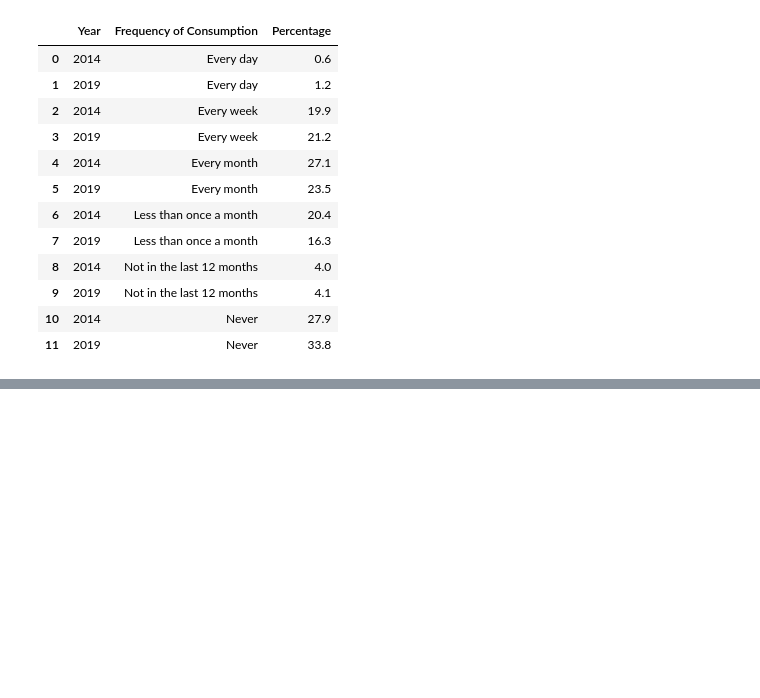
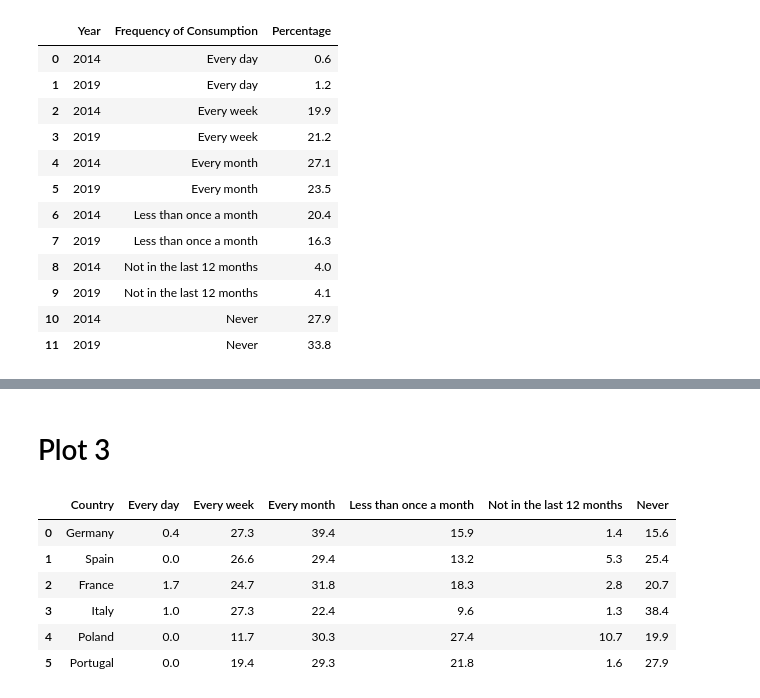
Before and after one commit to LaraTerpetschnig/LaraTerpetschnig.github.io, a Jupyter notebook: python_notebooks/final_project_3.1.ipynb, the cells around one changed output, grey strips where cells are left out. Drawn from its saved outputs; the diff is of its cells as text; code cells hidden in the pictures; blank space fills up the shorter version.

```diff
--- a/python_notebooks/final_project_3.1.ipynb
+++ b/python_notebooks/final_project_3.1.ipynb
@@ -144,3 +144,16 @@ grouped_bars
 [interactive output not drawn]
 # %%
 grouped_bars.save(myJekyllDir + 'final_project_grouped_bars.json')
+# %% [markdown]
+# Plot 3
+# %%
+df3 = pd.read_csv("https://raw.githubusercontent.com/LaraTerpetschnig/LaraTerpetschnig.github.io/refs/heads/main/data/EU_Alcohol_Consumption_2019.csv")
+df3
+# %% [output]
+|  | Country | Every day | Every week | Every month | Less than once a month | Not in the last 12 months | Never |
+| 0 | Germany | 0.4 | 27.3 | 39.4 | 15.9 | 1.4 | 15.6 |
+| 1 | Spain | 0.0 | 26.6 | 29.4 | 13.2 | 5.3 | 25.4 |
+| 2 | France | 1.7 | 24.7 | 31.8 | 18.3 | 2.8 | 20.7 |
+| 3 | Italy | 1.0 | 27.3 | 22.4 | 9.6 | 1.3 | 38.4 |
+| 4 | Poland | 0.0 | 11.7 | 30.3 | 27.4 | 10.7 | 19.9 |
+| 5 | Portugal | 0.0 | 19.4 | 29.3 | 21.8 | 1.6 | 27.9 |
```
Also changed, not shown: parts of 3 cells of this notebook, 9 other files.
